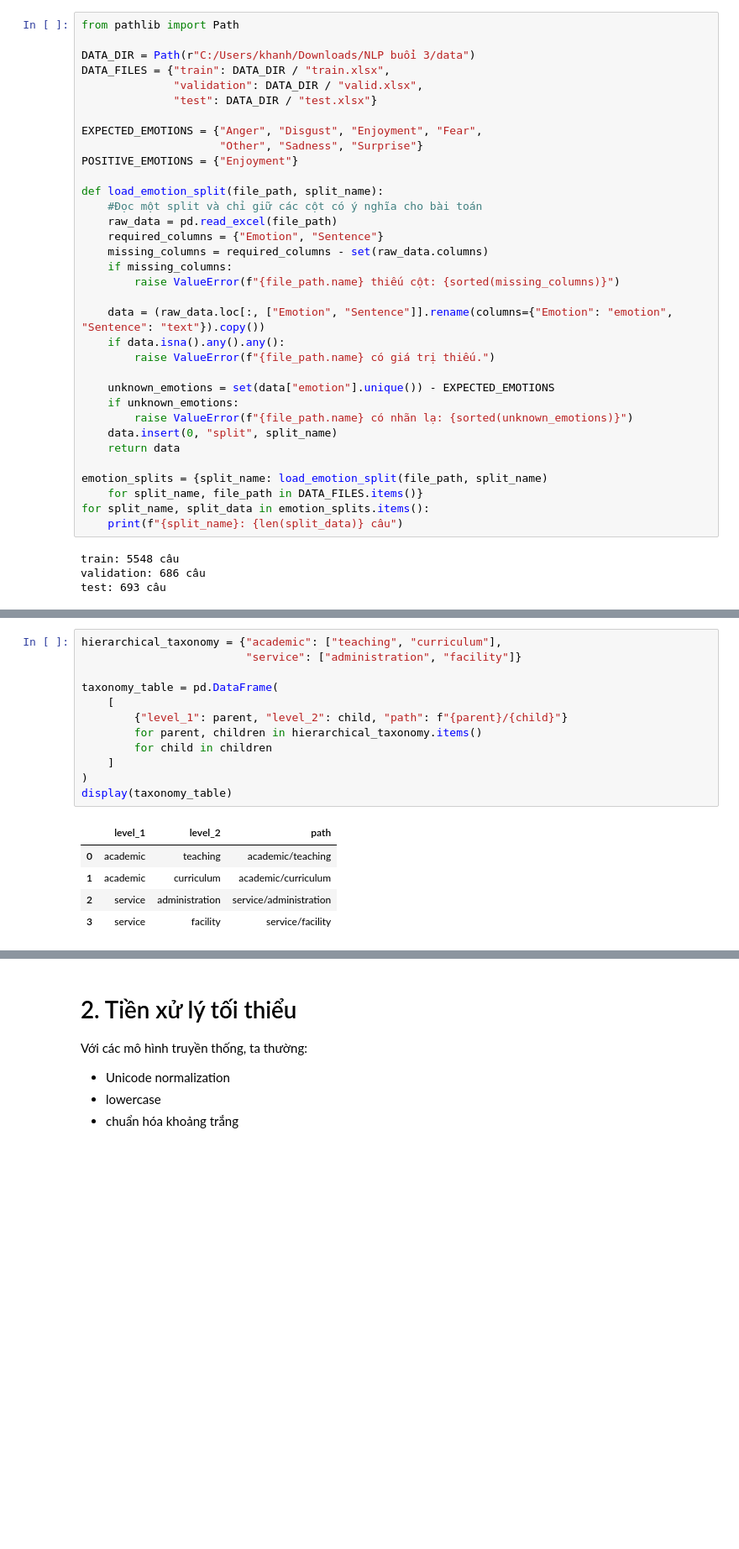
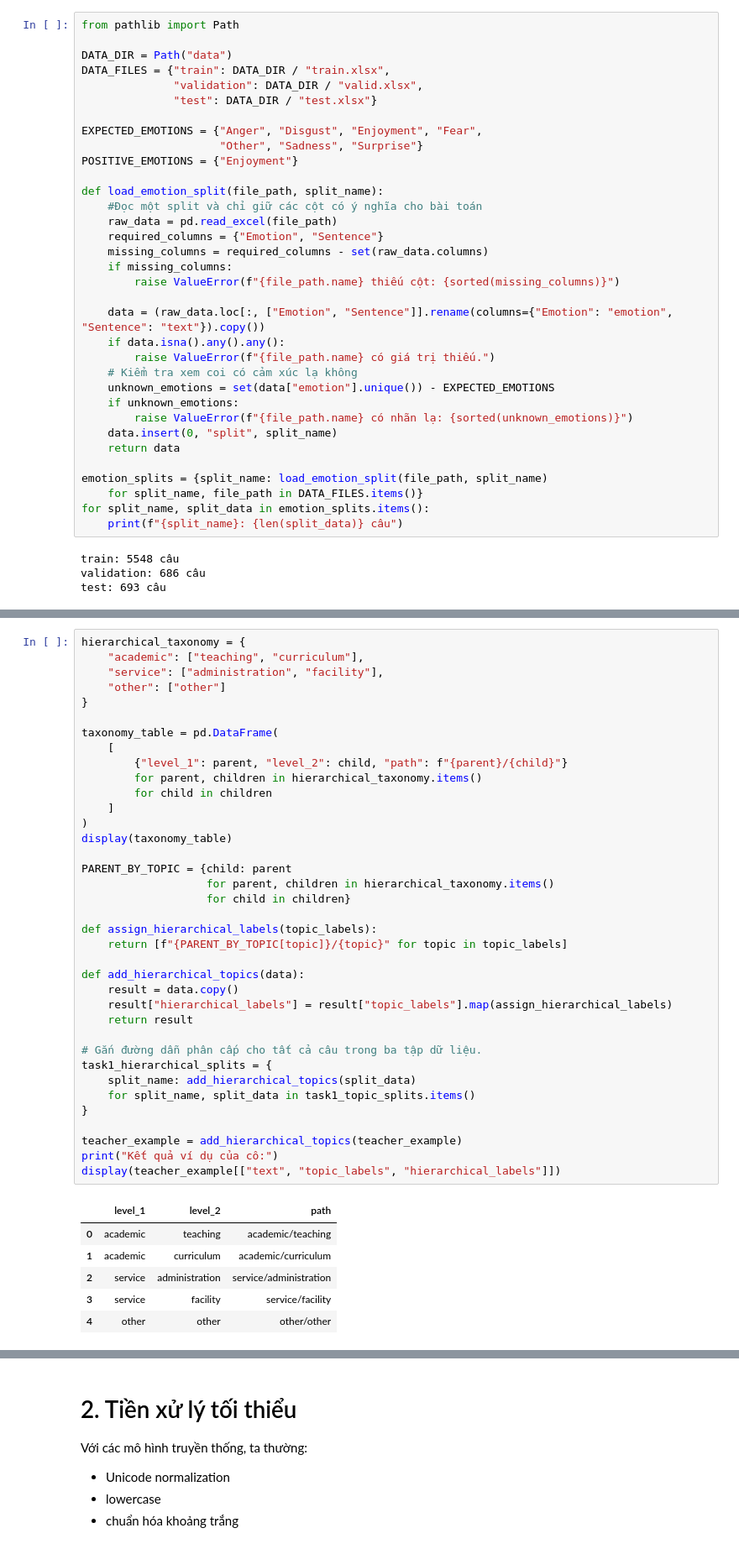
Before and after one commit to Van1912/NLP, a Jupyter notebook: [Chap3]Text_Classification_Sentiment.ipynb, the cells around one changed output, grey strips where cells are left out. Shown at 84% size. Drawn from its saved outputs; the diff is of its cells as text; blank space fills up the shorter version.

```diff
--- a/[Chap3]Text_Classification_Sentiment.ipynb
+++ b/[Chap3]Text_Classification_Sentiment.ipynb
@@ -195,7 +195,7 @@ Name: count, dtype: int64
 # %%
 from pathlib import Path
 
-DATA_DIR = Path(r"C:/Users/khanh/Downloads/NLP buổi 3/data")
+DATA_DIR = Path("data")
 DATA_FILES = {"train": DATA_DIR / "train.xlsx",
               "validation": DATA_DIR / "valid.xlsx",
               "test": DATA_DIR / "test.xlsx"}
@@ -215,7 +215,7 @@ def load_emotion_split(file_path, split_name):
     data = (raw_data.loc[:, ["Emotion", "Sentence"]].rename(columns={"Emotion": "emotion", "Sentence": "text"}).copy())
     if data.isna().any().any():
         raise ValueError(f"{file_path.name} có giá trị thiếu.")
-
+    # Kiểm tra xem coi có cảm xúc lạ không
     unknown_emotions = set(data["emotion"].unique()) - EXPECTED_EMOTIONS
     if unknown_emotions:
         raise ValueError(f"{file_path.name} có nhãn lạ: {sorted(unknown_emotions)}")
@@ -378,18 +372,44 @@ Taxonomy có hai tầng academic là nhãn cha của teaching và curriculum\
 # %%
-hierarchical_taxonomy = {"academic": ["teaching", "curriculum"],
-                         "service": ["administration", "facility"]}
+hierarchical_taxonomy = {
+    "academic": ["teaching", "curriculum"],
+    "service": ["administration", "facility"],
+    "other": ["other"]
+}
 
 taxonomy_table = pd.DataFrame(
     [
         {"level_1": parent, "level_2": child, "path": f"{parent}/{child}"}
         for parent, children in hierarchical_taxonomy.items()
         for child in children
     ]
 )
 display(taxonomy_table)
+
+PARENT_BY_TOPIC = {child: parent
+                   for parent, children in hierarchical_taxonomy.items()
+                   for child in children}
+
+def assign_hierarchical_labels(topic_labels):
+    return [f"{PARENT_BY_TOPIC[topic]}/{topic}" for topic in topic_labels]
+
+def add_hierarchical_topics(data):
+    result = data.copy()
+    result["hierarchical_labels"] = result["topic_labels"].map(assign_hierarchical_labels)
+    return result
+
+# Gắn đường dẫn phân cấp cho tất cả câu trong ba tập dữ liệu.
+task1_hierarchical_splits = {
+    split_name: add_hierarchical_topics(split_data)
+    for split_name, split_data in task1_topic_splits.items()
+}
+
+teacher_example = add_hierarchical_topics(teacher_example)
+print("Kết quả ví dụ của cô:")
+display(teacher_example[["text", "topic_labels", "hierarchical_labels"]])
 # %% [output]
 |  | level_1 | level_2 | path |
 | 0 | academic | teaching | academic/teaching |
 | 1 | academic | curriculum | academic/curriculum |
 | 2 | service | administration | service/administration |
 | 3 | service | facility | service/facility |
+| 4 | other | other | other/other |
```
Also changed, not shown: parts of 132 cells of this notebook.
